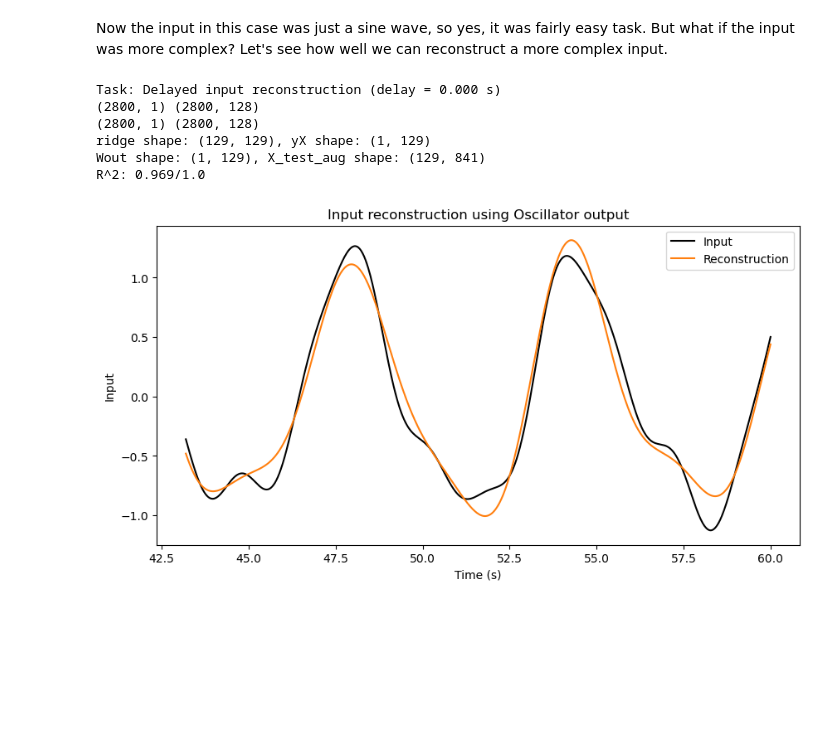
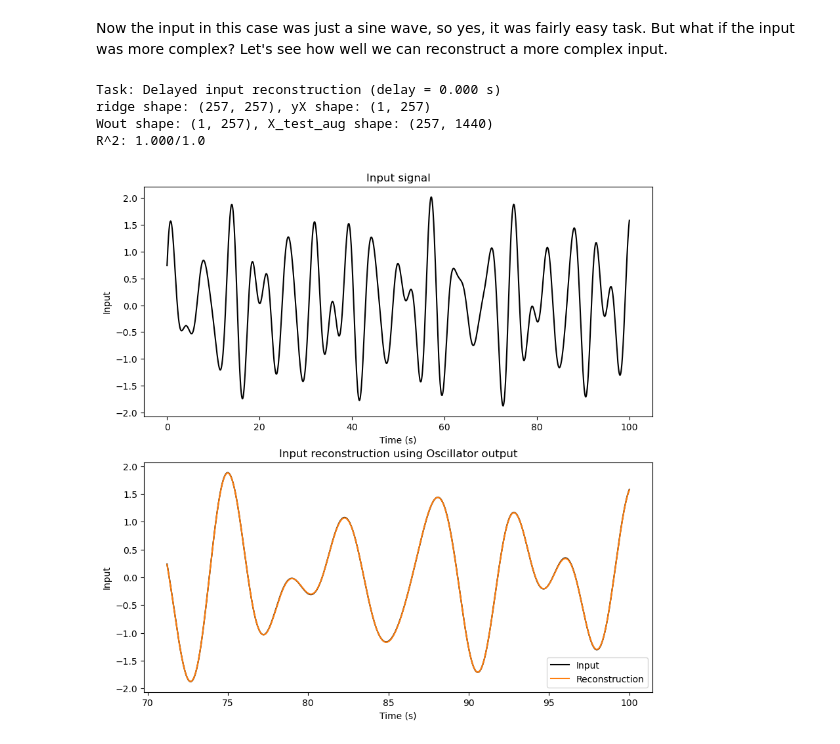
Before and after one commit to apoorvakhairnar/the_curious_notebook, a Jupyter notebook: modules/dynamics_that_compute/01_coupled_oscillator_reservoir/notebook.ipynb, the cells around one changed output. Saved outputs shown, nothing was run; the diff lists cells and outputs as text; code cells hidden in the pictures; blank space fills up the shorter version.

```diff
--- a/modules/dynamics_that_compute/01_coupled_oscillator_reservoir/notebook.ipynb
+++ b/modules/dynamics_that_compute/01_coupled_oscillator_reservoir/notebook.ipynb
@@ -240,17 +240,17 @@ m = 1.0
 seed = 56
 rng = np.random.default_rng(seed)
 
-beta_matrix = rng.uniform(0.18, 0.28, N)
-omega_n = rng.uniform(1.0, 1.3, N)
+beta_matrix = rng.uniform(0.24, 0.74, N)
+omega_n = rng.uniform(0.96, 1.08, N)
 k_matrix = np.diag(m * omega_n**2)
 
-omega_d = 0.95
-F0 = 1.0
-F_matrix = rng.uniform(-1.0, 1.0, N)
+omega_d = 1.02
+F0 = 2.5
+F_matrix = rng.uniform(-1.5, 1.5, N)
 
 seed = 268
 rng = np.random.default_rng(seed)
-c_matrix = rng.uniform(0.0, 2, (N, N))
+c_matrix = rng.normal(0.0, 0.3, (N, N))
 mask = rng.random((N, N)) < 0.1
 c_matrix = c_matrix * mask
 
@@ -262,8 +262,8 @@ spectral_radius = max(abs(np.linalg.eigvals(c_matrix)))
 assert spectral_radius < 1.0, f"Spectral radius is {spectral_radius}, which is not less than 1."
 
 y0 = 0.01 * rng.standard_normal(2 * N)
-t_span = (0.0, 60.0)
-t_eval = np.linspace(*t_span, 3000)
+t_span = (0.0, 100.0)
+t_eval = np.linspace(*t_span, 5000)
 
 sol = solve_ivp(
     coupled_oscillators,
@@ -277,7 +277,7 @@ sol = solve_ivp(
  )
 
 assert sol.success, sol.message
-X = sol.y[:N].T
+X = sol.y.T
 input_trace = drive_signal(sol.t, omega_d)
 
 print(f"Spectral radius: {spectral_radius:.3f}")
@@ -378,7 +378,10 @@ R^2: 0.990/1.0
 Now the input in this case was just a sine wave, so yes, it was fairly easy task. But what if the input was more complex? Let's see how well we can reconstruct a more complex input.
 # %%
 def drive_signal(t, omega_d):
-    return np.sin(omega_d * t) + 0.25 * np.sin(2.1 * omega_d * t + 0.4) + 0.1 * np.sin(3.7 * omega_d * t + 1.2)
+    t = np.asarray(t)
+    return (
+        np.sin(omega_d * t) + 0.65 * np.sin(np.sqrt(2) * omega_d * t + 0.6) + 0.4 * np.sin(np.sqrt(3) * omega_d * t + 1.2)
+    )
 
 def coupled_oscillators(t, y, k_matrix, m, beta_matrix, F0, omega_d, F_matrix, c_matrix):
     N = len(y) // 2
@@ -407,51 +410,50 @@ sol = solve_ivp(
  )
 
 assert sol.success, sol.message
-X = sol.y[:N].T
+X = sol.y.T
 input_trace = drive_signal(sol.t, omega_d)
 
 # Input reconstruction on the tuned reservoir states
 washout = 200
 delay_steps = 0
 train_fraction = 0.7
-ridge_alpha = 1e-2
+ridge_alpha = 2
 
 print(f"Task: Delayed input reconstruction (delay = {delay_steps * (t_eval[1] - t_eval[0]):.3f} s)")
 
 X_eval = X[washout:]
 u_eval = input_trace[washout:]
 u_eval = u_eval[:, np.newaxis]
 
-print(u_eval.shape, X_eval.shape)
-
 if delay_steps >= len(u_eval):
     raise ValueError("delay_steps is too large for the available time series length.")
 
 X_delayed = X_eval[delay_steps:]
 u_target = u_eval[:-delay_steps] if delay_steps > 0 else u_eval
-
-print(u_target.shape, X_delayed.shape)
 
 n_samples = len(u_target)
 train_size = int(train_fraction * n_samples)
 
 y_test, y_pred, score = __fit__(X_delayed, u_target, train_size, ridge_alpha)
 
 test_time = sol.t[washout + delay_steps + train_size : washout + delay_steps + n_samples]
 
-fig, ax = plt.subplots(1, 1, figsize=(10, 5))
-ax.plot(test_time, y_test.T, label="Input", color="black", linewidth=1.5)
-ax.plot(test_time, y_pred.T, label="Reconstruction", color="tab:orange")
-ax.set_title("Input reconstruction using Oscillator output")
-ax.set_ylabel("Input")
-ax.set_xlabel("Time (s)")
-ax.legend()
+fig, ax = plt.subplots(2, 1, figsize=(10, 10))
+ax[0].plot(sol.t, input_trace, label="Input", color="black", linewidth=1.5)
+ax[0].set_title("Input signal")
+ax[0].set_ylabel("Input")
+ax[0].set_xlabel("Time (s)")
+
+ax[1].plot(test_time, y_test.T, label="Input", color="black", linewidth=1.5)
+ax[1].plot(test_time, y_pred.T, label="Reconstruction", color="tab:orange")
+ax[1].set_title("Input reconstruction using Oscillator output")
+ax[1].set_ylabel("Input")
+ax[1].set_xlabel("Time (s)")
+ax[1].legend()
 plt.show()
 # %% [output]
 Task: Delayed input reconstruction (delay = 0.000 s)
-(2800, 1) (2800, 128)
-(2800, 1) (2800, 128)
-ridge shape: (129, 129), yX shape: (1, 129)
-Wout shape: (1, 129), X_test_aug shape: (129, 841)
-R^2: 0.969/1.0
+ridge shape: (257, 257), yX shape: (1, 257)
+Wout shape: (1, 257), X_test_aug shape: (257, 1440)
+R^2: 1.000/1.0
-[figure, old version]
+[figure, new version]
```
Also changed, not shown: parts of 4 cells of this notebook.
